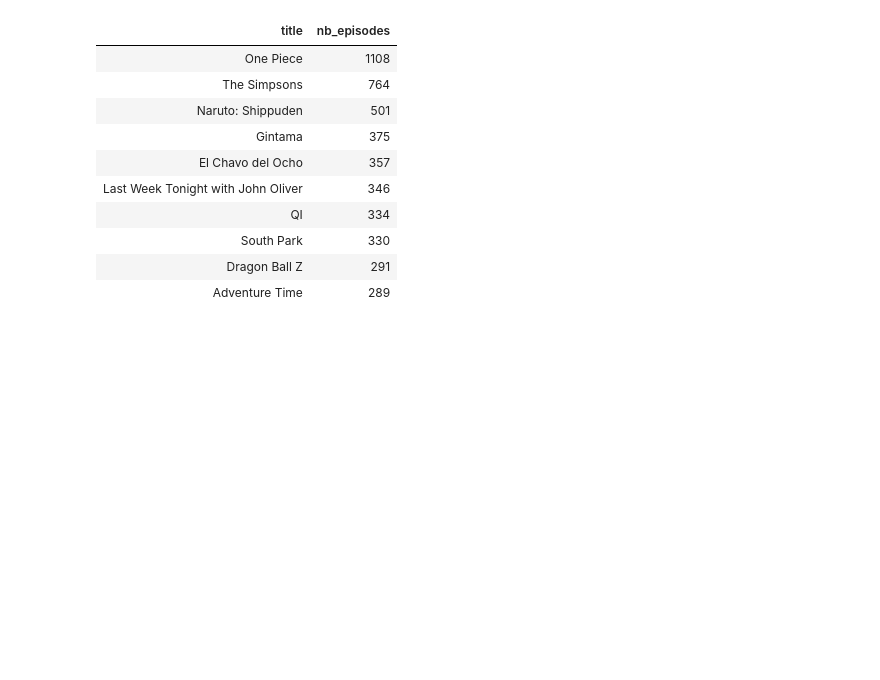
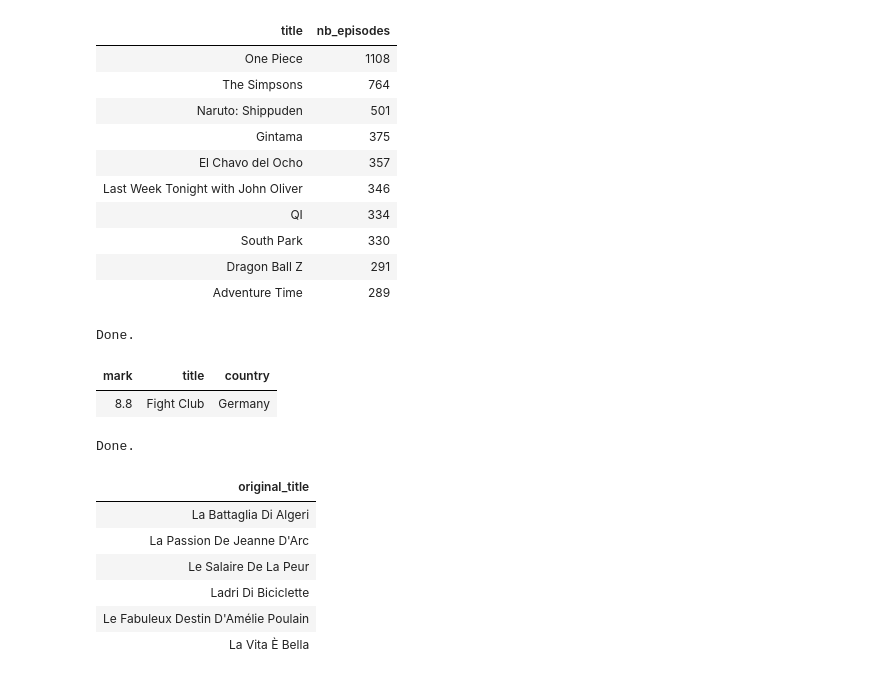
Before and after one commit to t7bo/scraping_movies, a Jupyter notebook: data/sql/requests.ipynb, the cells around one changed output. Drawn from its saved outputs; the diff is of its cells as text; code cells hidden in the pictures; blank space fills up the shorter version.

```diff
--- a/data/sql/requests.ipynb
+++ b/data/sql/requests.ipynb
@@ -265,0 +277,14 @@ Done.
+# %%
+%%sql sqlite:///../database/imdb.db
+SELECT mark, title, [country:1] as country
+FROM
+    (SELECT *
+    FROM movies m
+    JOIN countries c ON ',' || m.country || ',' LIKE '%' || c.country || '%,')
+WHERE [country:1] NOT LIKE '%United States%' AND year < 2000
+ORDER BY mark DESC
+LIMIT 1
+# %% [output]
+Done.
+| mark | title | country |
+| 8.8 | Fight Club | Germany |
@@ -265,0 +293,14 @@ Done.
+# %%
+%%sql sqlite:///../database/imdb.db
+SELECT DISTINCT(original_title)
+FROM movies
+WHERE (original_title LIKE 'Le%') OR (original_title LIKE 'La%')
+# %% [output]
+Done.
+| original_title |
+| La Battaglia Di Algeri |
+| La Passion De Jeanne D'Arc |
+| Le Salaire De La Peur |
+| Ladri Di Biciclette |
+| Le Fabuleux Destin D'Amélie Poulain |
+| La Vita È Bella |
```
Also changed, not shown: parts of 5 cells of this notebook, 4 other files.
